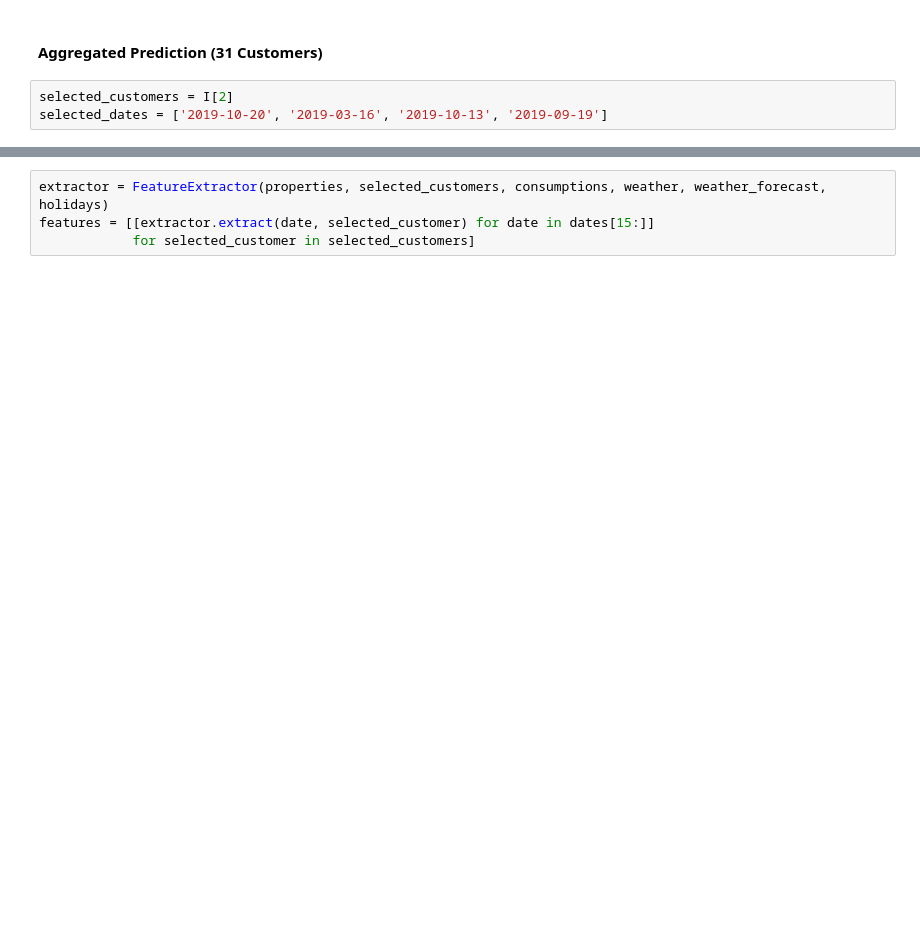
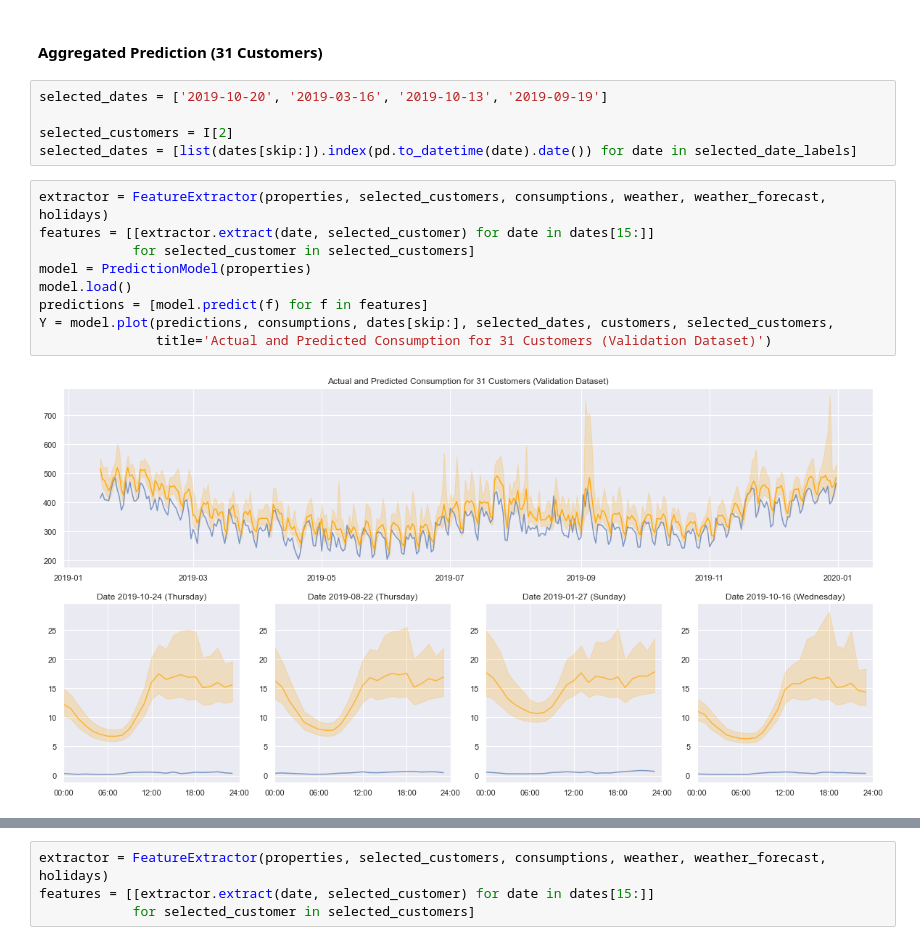
Before and after one commit to deepinsights-analytica/ieee-icpse2021-paper, a Jupyter notebook: notebooks/C1_ModelTraining.ipynb, the cells around one changed output, grey strips where cells are left out. Saved outputs shown, nothing was run; the diff lists cells and outputs as text; blank space fills up the shorter version.

```diff
--- a/notebooks/C1_ModelTraining.ipynb
+++ b/notebooks/C1_ModelTraining.ipynb
@@ -725,5 +759,18 @@ model.plot(predictions, consumptions, dates, selected_dates, selected_customer_n
 # %% [markdown]
 #### Aggregated Prediction (31 Customers)
 # %%
+selected_dates = ['2019-10-20', '2019-03-16', '2019-10-13', '2019-09-19']
+
 selected_customers = I[2]
-selected_dates = ['2019-10-20', '2019-03-16', '2019-10-13', '2019-09-19']
+selected_dates = [list(dates[skip:]).index(pd.to_datetime(date).date()) for date in selected_date_labels]
+# %%
+extractor = FeatureExtractor(properties, selected_customers, consumptions, weather, weather_forecast, holidays)
+features = [[extractor.extract(date, selected_customer) for date in dates[15:]]
+            for selected_customer in selected_customers]
+model = PredictionModel(properties)
+model.load()
+predictions = [model.predict(f) for f in features]
+Y = model.plot(predictions, consumptions, dates[skip:], selected_dates, customers, selected_customers,
+               title='Actual and Predicted Consumption for 31 Customers (Validation Dataset)')
+# %% [output]
+[figure, added]
```
Also changed, not shown: parts of 21 cells of this notebook.
